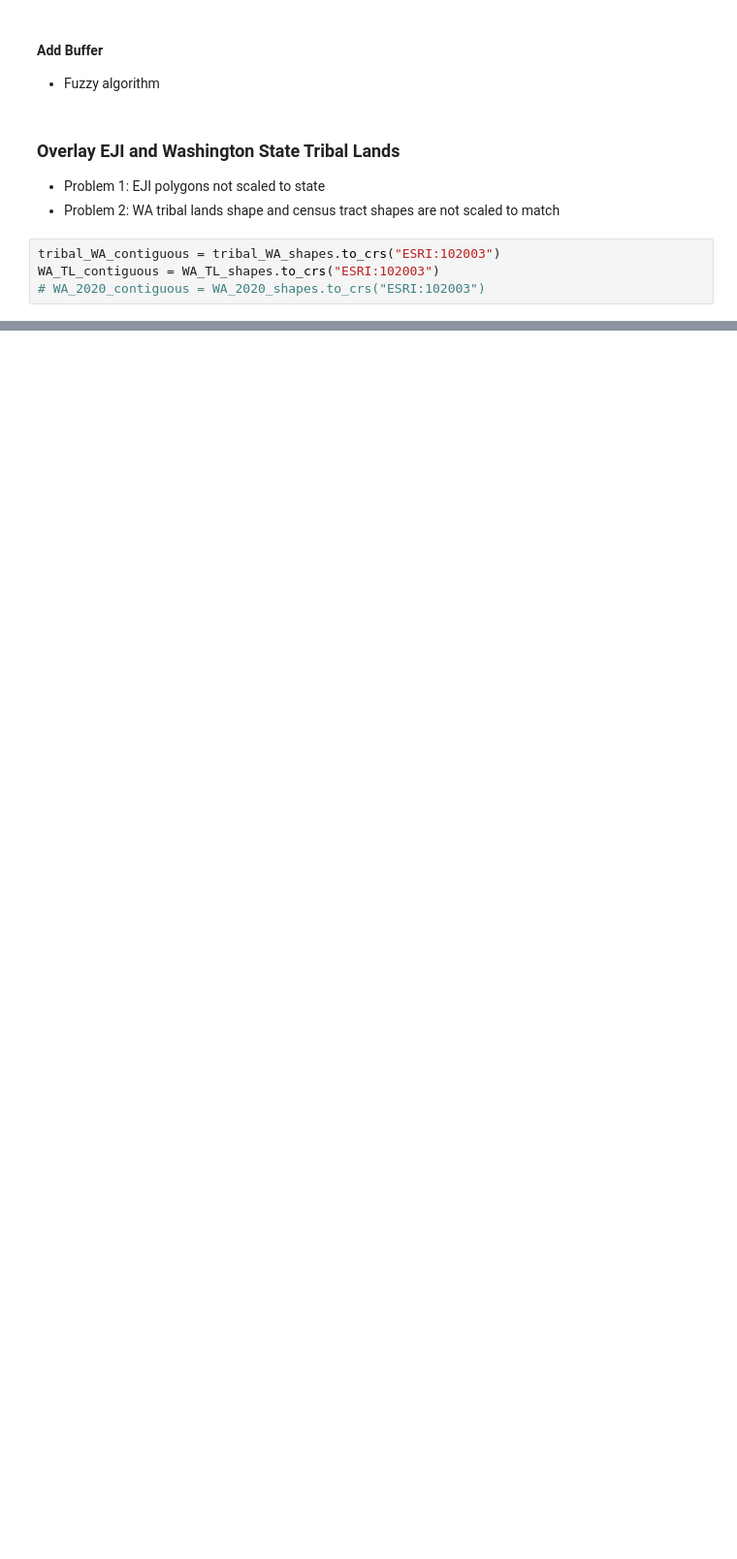
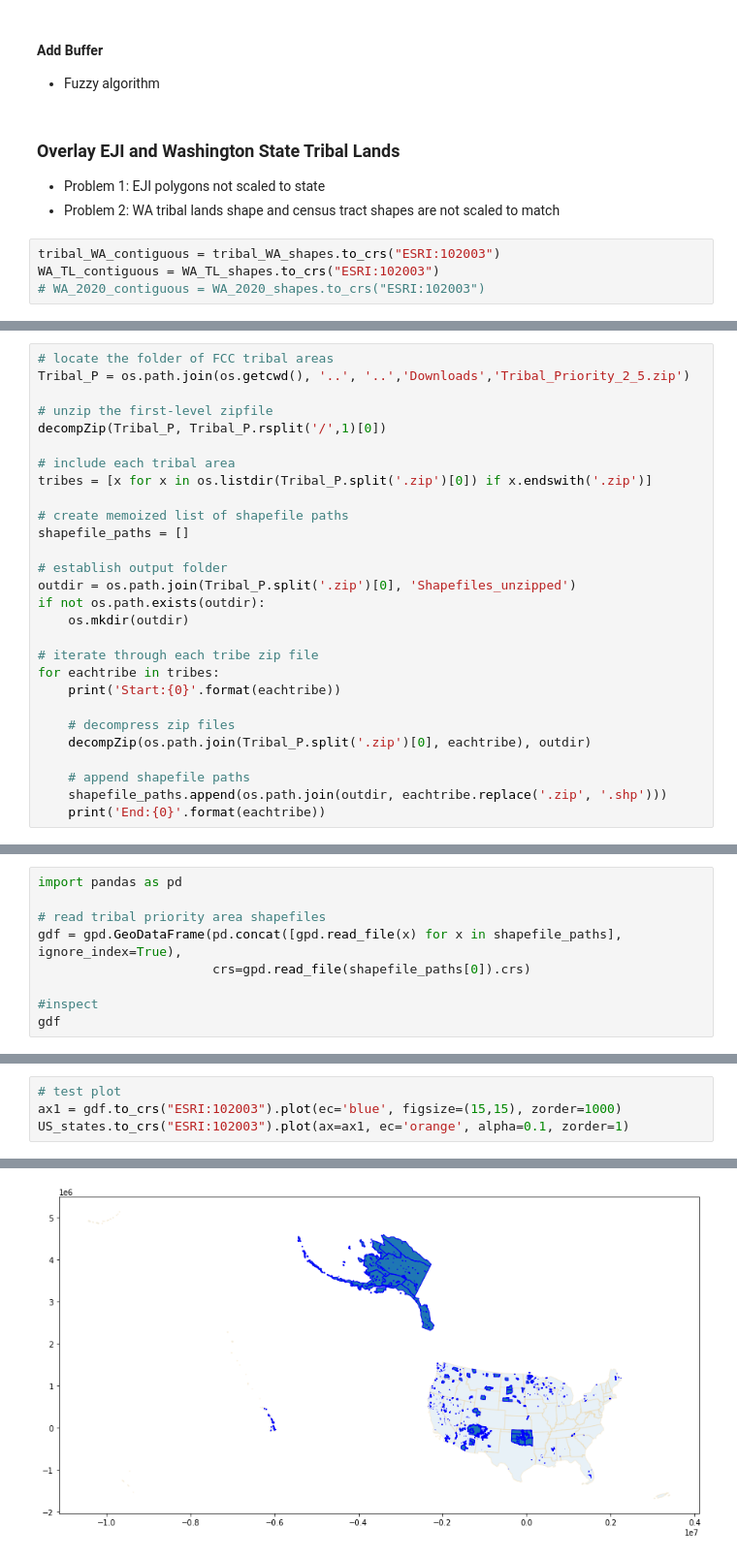
Before and after one commit to brian-cy-chang/UW_Geospatial, a Jupyter notebook: notebooks/tribalLands_EJI.ipynb, the cells around one changed output, grey strips where cells are left out. Shown at 97% size. Saved outputs shown, nothing was run; the diff lists cells and outputs as text; blank space fills up the shorter version.

```diff
--- a/notebooks/tribalLands_EJI.ipynb
+++ b/notebooks/tribalLands_EJI.ipynb
@@ -261,0 +182,28 @@ tribal_WA_contiguous.plot(ax=ax, color='red', alpha=0.3)
+# %%
+# locate the folder of FCC tribal areas
+Tribal_P = os.path.join(os.getcwd(), '..', '..','Downloads','Tribal_Priority_2_5.zip')
+
+# unzip the first-level zipfile
+decompZip(Tribal_P, Tribal_P.rsplit('/',1)[0])
+
+# include each tribal area
+tribes = [x for x in os.listdir(Tribal_P.split('.zip')[0]) if x.endswith('.zip')]
+
+# create memoized list of shapefile paths
+shapefile_paths = []
+
+# establish output folder
+outdir = os.path.join(Tribal_P.split('.zip')[0], 'Shapefiles_unzipped')
+if not os.path.exists(outdir):
+    os.mkdir(outdir)
+
+# iterate through each tribe zip file
+for eachtribe in tribes:
+    print('Start:{0}'.format(eachtribe))
+
+    # decompress zip files
+    decompZip(os.path.join(Tribal_P.split('.zip')[0], eachtribe), outdir)
+
+    # append shapefile paths
+    shapefile_paths.append(os.path.join(outdir, eachtribe.replace('.zip', '.shp')))
+    print('End:{0}'.format(eachtribe))
@@ -261,0 +249,9 @@ tribal_WA_contiguous.plot(ax=ax, color='red', alpha=0.3)
+# %%
+import pandas as pd
+
+# read tribal priority area shapefiles
+gdf = gpd.GeoDataFrame(pd.concat([gpd.read_file(x) for x in shapefile_paths], ignore_index=True),
+                       crs=gpd.read_file(shapefile_paths[0]).crs)
+
+#inspect
+gdf
@@ -261,0 +277,5 @@ tribal_WA_contiguous.plot(ax=ax, color='red', alpha=0.3)
+# %%
+# test plot
+ax1 = gdf.to_crs("ESRI:102003").plot(ec='blue', figsize=(15,15), zorder=1000)
+US_states.to_crs("ESRI:102003").plot(ax=ax1, ec='orange', alpha=0.1, zorder=1)
+# %% [output]
@@ -261,0 +283 @@ tribal_WA_contiguous.plot(ax=ax, color='red', alpha=0.3)
+[figure, added]
```
Also changed, not shown: parts of 26 cells of this notebook, 7 other files.
